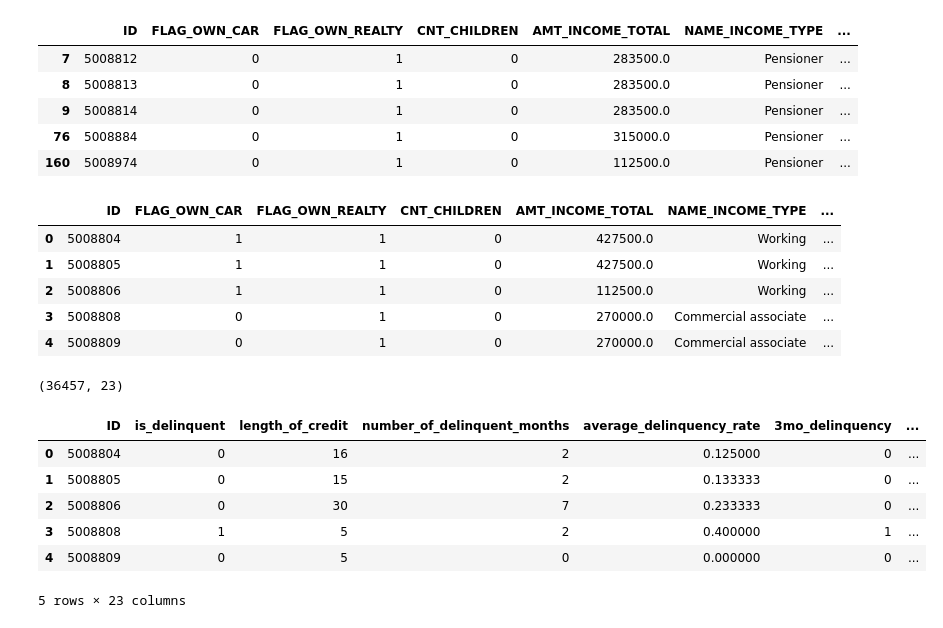
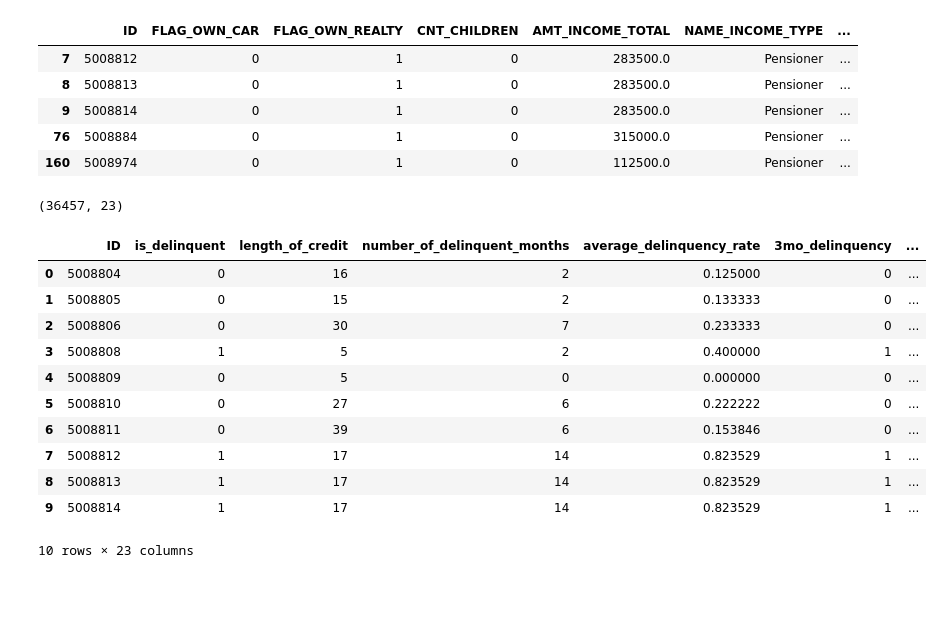
Before and after one commit to gabrielafichtner/credit-card-delinquency, a Jupyter notebook: Notebooks/01 - EDA.ipynb, the cells around one changed output. Drawn from its saved outputs; the diff is of its cells as text; code cells hidden in the pictures; blank space fills up the shorter version.

```diff
--- a/Notebooks/01 - EDA.ipynb
+++ b/Notebooks/01 - EDA.ipynb
@@ -409,14 +409,14 @@ plt.xticks(rotation=90);
 applications[applications['DAYS_EMPLOYED'] > 0].value_counts().sum()
 # %% [output]
 75329
-# %%
-applications['DAYS_EMPLOYED'] = applications['DAYS_EMPLOYED'].where(applications['DAYS_EMPLOYED'] < 0, 0)
+# %%
+applications['DAYS_EMPLOYED'] = np.where(applications['DAYS_EMPLOYED'] > 0, 0, applications['DAYS_EMPLOYED'])
 # %%
 applications[applications['DAYS_EMPLOYED'] == 0].value_counts().sum()
 # %% [output]
 75329
-# %%
-applications['OCCUPATION_TYPE'] = applications['OCCUPATION_TYPE'].where(applications['DAYS_EMPLOYED'] < 0, 'Retired')
+# %%
+applications['OCCUPATION_TYPE'] = np.where(applications['DAYS_EMPLOYED'] == 0, 'Retired', applications['OCCUPATION_TYPE'])
 # %%
 applications[applications['DAYS_EMPLOYED'] == 0].head()
 # %% [output]
@@ -428,25 +428,21 @@ applications[applications['DAYS_EMPLOYED'] == 0].head()
 | 160 | 5008974 | 0 | 1 | 0 | 112500.0 | Pensioner | ... |
 # %%
 applications['AGE'] = (abs(applications['DAYS_BIRTH']) / 365).astype(int)
-# %%
-applications.head()
-# %% [output]
-|  | ID | FLAG_OWN_CAR | FLAG_OWN_REALTY | CNT_CHILDREN | AMT_INCOME_TOTAL | NAME_INCOME_TYPE | ... |
-| 0 | 5008804 | 1 | 1 | 0 | 427500.0 | Working | ... |
-| 1 | 5008805 | 1 | 1 | 0 | 427500.0 | Working | ... |
-| 2 | 5008806 | 1 | 1 | 0 | 112500.0 | Working | ... |
-| 3 | 5008808 | 0 | 1 | 0 | 270000.0 | Commercial associate | ... |
-| 4 | 5008809 | 0 | 1 | 0 | 270000.0 | Commercial associate | ... |
 # %%
 data_merged = credit_cleaned.merge(applications, how='inner', on='ID')
 print(data_merged.shape)
-data_merged.head()
+data_merged.head(10)
 # %% [output]
 (36457, 23)
 |  | ID | is_delinquent | length_of_credit | number_of_delinquent_months | average_delinquency_rate | 3mo_delinquency | ... |
 | 0 | 5008804 | 0 | 16 | 2 | 0.125000 | 0 | ... |
 | 1 | 5008805 | 0 | 15 | 2 | 0.133333 | 0 | ... |
 | 2 | 5008806 | 0 | 30 | 7 | 0.233333 | 0 | ... |
 | 3 | 5008808 | 1 | 5 | 2 | 0.400000 | 1 | ... |
 | 4 | 5008809 | 0 | 5 | 0 | 0.000000 | 0 | ... |
+| 5 | 5008810 | 0 | 27 | 6 | 0.222222 | 0 | ... |
+| 6 | 5008811 | 0 | 39 | 6 | 0.153846 | 0 | ... |
+| 7 | 5008812 | 1 | 17 | 14 | 0.823529 | 1 | ... |
+| 8 | 5008813 | 1 | 17 | 14 | 0.823529 | 1 | ... |
+| 9 | 5008814 | 1 | 17 | 14 | 0.823529 | 1 | ... |
-5 rows × 23 columns
+10 rows × 23 columns
```
Also changed, not shown: 1 other file.
